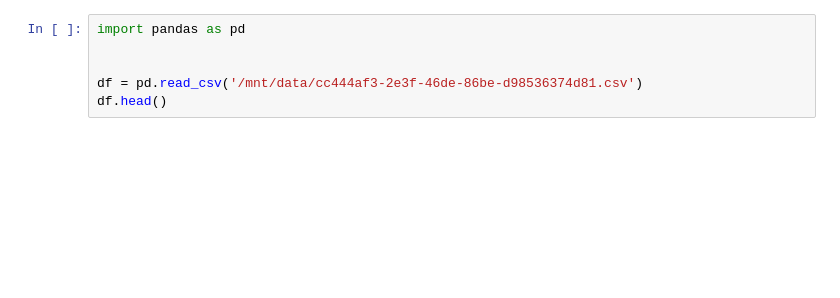
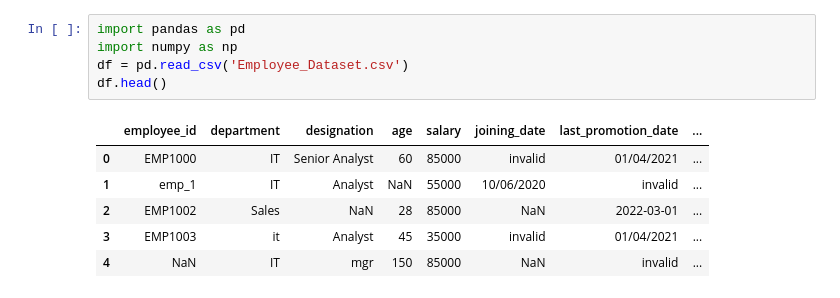
Before and after one commit to RuthvikKarne/TekWorks-Assignments, a Jupyter notebook: pandas_hw/Employee_Data_Cleaning_Project.ipynb, the cells around one changed output. Saved outputs shown, nothing was run; the diff lists cells and outputs as text; blank space fills up the shorter version.

```diff
--- a/pandas_hw/Employee_Data_Cleaning_Project.ipynb
+++ b/pandas_hw/Employee_Data_Cleaning_Project.ipynb
@@ -1,6 +1,12 @@
 # %%
 import pandas as pd
-
-
-df = pd.read_csv('/mnt/data/cc444af3-2e3f-46de-86be-d98536374d81.csv')
+import numpy as np
+df = pd.read_csv('Employee_Dataset.csv')
 df.head()
+# %% [output]
+|  | employee_id | department | designation | age | salary | joining_date | last_promotion_date | ... |
+| 0 | EMP1000 | IT | Senior Analyst | 60 | 85000 | invalid | 01/04/2021 | ... |
+| 1 | emp_1 | IT | Analyst | NaN | 55000 | 10/06/2020 | invalid | ... |
+| 2 | EMP1002 | Sales | NaN | 28 | 85000 | NaN | 2022-03-01 | ... |
+| 3 | EMP1003 | it | Analyst | 45 | 35000 | invalid | 01/04/2021 | ... |
+| 4 | NaN | IT | mgr | 150 | 85000 | NaN | invalid | ... |
```
Also changed, not shown: parts of 18 cells of this notebook, 1 other file.
